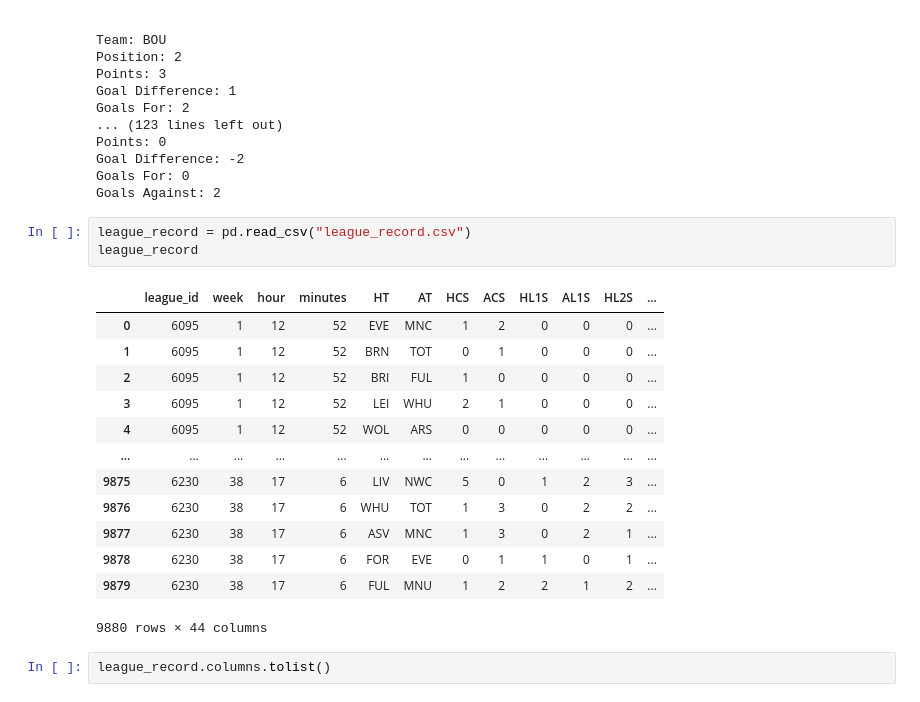
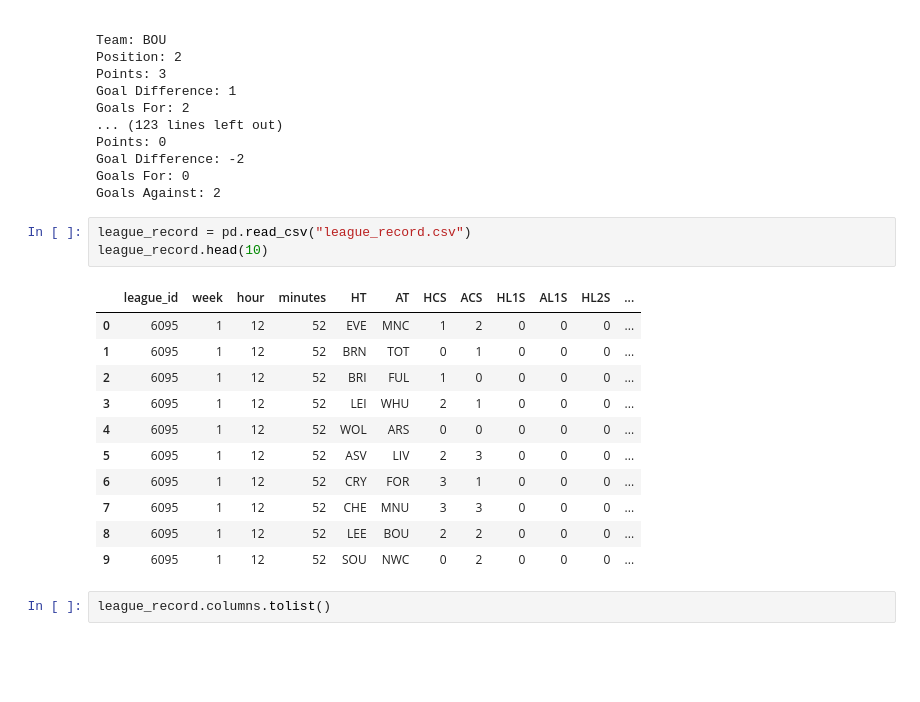
Before and after one commit to CJay-Cipher/virtual_football_league_predictor, a Jupyter notebook: main_nb.ipynb, the cells around one changed output. Drawn from its saved outputs; the diff is of its cells as text; blank space fills up the shorter version.

```diff
--- a/main_nb.ipynb
+++ b/main_nb.ipynb
@@ -158,21 +166,19 @@ Goals For: 0
 Goals Against: 2
 # %%
 league_record = pd.read_csv("league_record.csv")
-league_record
+league_record.head(10)
 # %% [output]
 |  | league_id | week | hour | minutes | HT | AT | HCS | ACS | HL1S | AL1S | HL2S | ... |
 | 0 | 6095 | 1 | 12 | 52 | EVE | MNC | 1 | 2 | 0 | 0 | 0 | ... |
 | 1 | 6095 | 1 | 12 | 52 | BRN | TOT | 0 | 1 | 0 | 0 | 0 | ... |
 | 2 | 6095 | 1 | 12 | 52 | BRI | FUL | 1 | 0 | 0 | 0 | 0 | ... |
 | 3 | 6095 | 1 | 12 | 52 | LEI | WHU | 2 | 1 | 0 | 0 | 0 | ... |
 | 4 | 6095 | 1 | 12 | 52 | WOL | ARS | 0 | 0 | 0 | 0 | 0 | ... |
-| ... | ... | ... | ... | ... | ... | ... | ... | ... | ... | ... | ... | ... |
-| 9875 | 6230 | 38 | 17 | 6 | LIV | NWC | 5 | 0 | 1 | 2 | 3 | ... |
-| 9876 | 6230 | 38 | 17 | 6 | WHU | TOT | 1 | 3 | 0 | 2 | 2 | ... |
-| 9877 | 6230 | 38 | 17 | 6 | ASV | MNC | 1 | 3 | 0 | 2 | 1 | ... |
-| 9878 | 6230 | 38 | 17 | 6 | FOR | EVE | 0 | 1 | 1 | 0 | 1 | ... |
-| 9879 | 6230 | 38 | 17 | 6 | FUL | MNU | 1 | 2 | 2 | 1 | 2 | ... |
+| 5 | 6095 | 1 | 12 | 52 | ASV | LIV | 2 | 3 | 0 | 0 | 0 | ... |
+| 6 | 6095 | 1 | 12 | 52 | CRY | FOR | 3 | 1 | 0 | 0 | 0 | ... |
+| 7 | 6095 | 1 | 12 | 52 | CHE | MNU | 3 | 3 | 0 | 0 | 0 | ... |
+| 8 | 6095 | 1 | 12 | 52 | LEE | BOU | 2 | 2 | 0 | 0 | 0 | ... |
+| 9 | 6095 | 1 | 12 | 52 | SOU | NWC | 0 | 2 | 0 | 0 | 0 | ... |
-9880 rows × 44 columns
 # %%
 league_record.columns.tolist()
 # %% [output]
```
Also changed, not shown: parts of 4 cells of this notebook, 1 other file.
